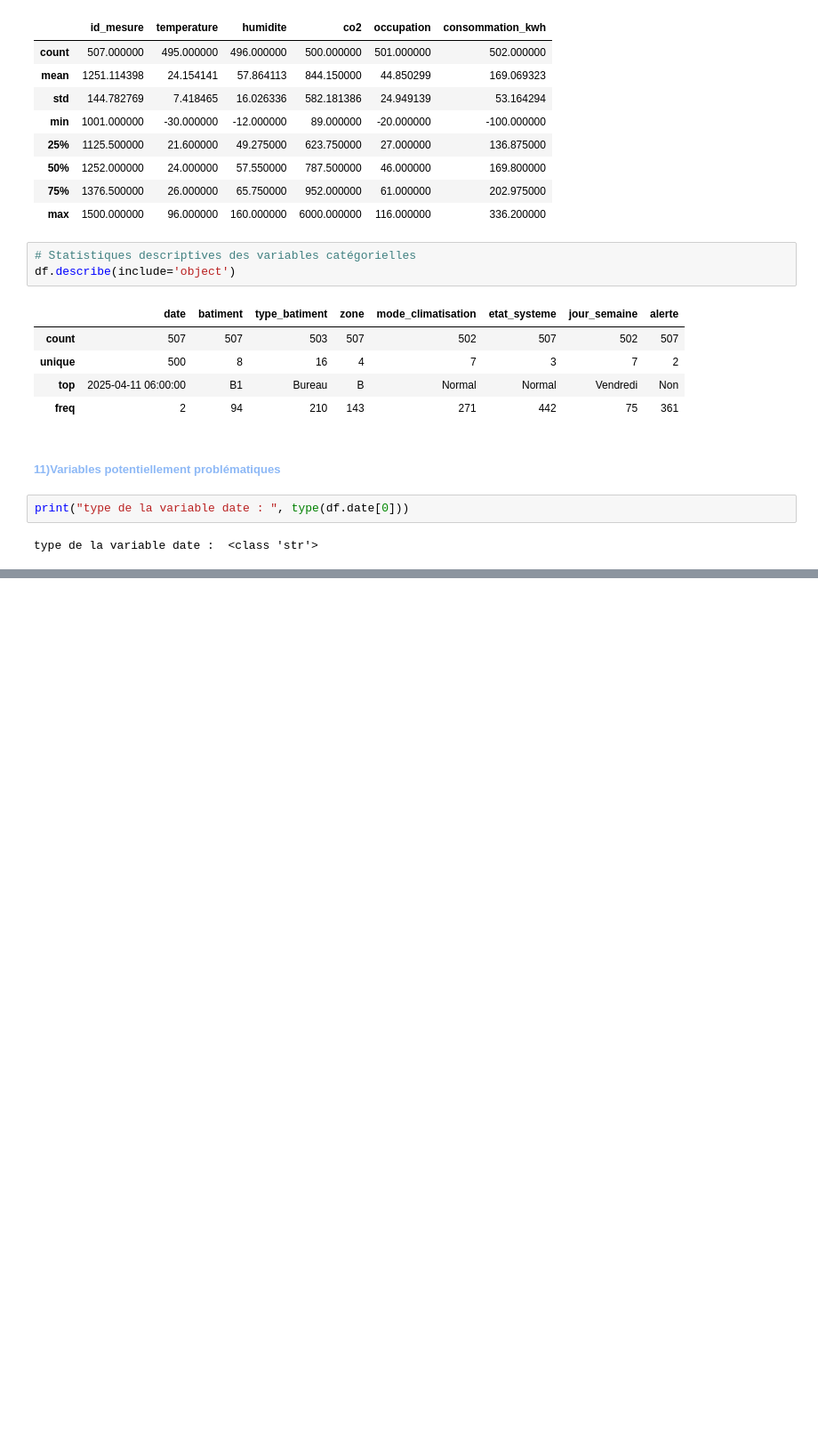
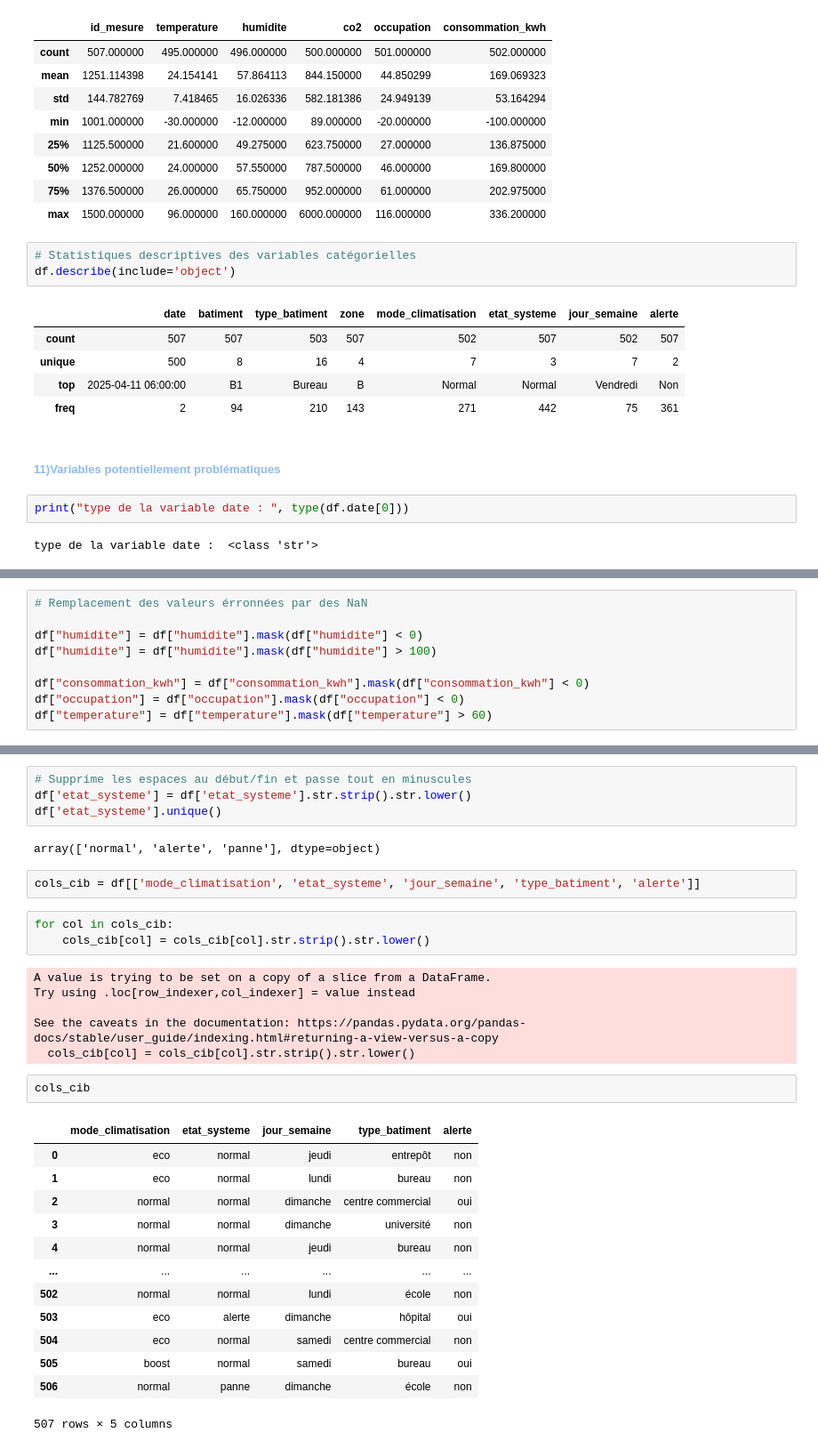
Before and after one commit to cheikhahmedtidiane/atelier_prepa_donnees_tab, a Jupyter notebook: atelier_prepa_donnees_tab/notebooks/atelier_prepa_donnees_tab.ipynb, the cells around one changed output, grey strips where cells are left out. Shown at 89% size. Saved outputs shown, nothing was run; the diff lists cells and outputs as text; blank space fills up the shorter version.

```diff
--- a/atelier_prepa_donnees_tab/notebooks/atelier_prepa_donnees_tab.ipynb
+++ b/atelier_prepa_donnees_tab/notebooks/atelier_prepa_donnees_tab.ipynb
@@ -174,0 +247,9 @@ On constate que la variable 'date' est de type 'object' : catégorielle c'est pr
+# %%
+# Remplacement des valeurs érronnées par des NaN
+
+df["humidite"] = df["humidite"].mask(df["humidite"] < 0)
+df["humidite"] = df["humidite"].mask(df["humidite"] > 100)
+
+df["consommation_kwh"] = df["consommation_kwh"].mask(df["consommation_kwh"] < 0)
+df["occupation"] = df["occupation"].mask(df["occupation"] < 0)
+df["temperature"] = df["temperature"].mask(df["temperature"] > 60)
@@ -174,0 +289,33 @@ On constate que la variable 'date' est de type 'object' : catégorielle c'est pr
+# %%
+# Supprime les espaces au début/fin et passe tout en minuscules
+df['etat_systeme'] = df['etat_systeme'].str.strip().str.lower()
+df['etat_systeme'].unique()
+# %% [output]
+array(['normal', 'alerte', 'panne'], dtype=object)
+# %%
+cols_cib = df[['mode_climatisation', 'etat_systeme', 'jour_semaine', 'type_batiment', 'alerte']]
+# %%
+for col in cols_cib:
+    cols_cib[col] = cols_cib[col].str.strip().str.lower()
+# %% [output]
+A value is trying to be set on a copy of a slice from a DataFrame.
+Try using .loc[row_indexer,col_indexer] = value instead
+
+See the caveats in the documentation: https://pandas.pydata.org/pandas-docs/stable/user_guide/indexing.html#returning-a-view-versus-a-copy
+  cols_cib[col] = cols_cib[col].str.strip().str.lower()
+# %%
+cols_cib
+# %% [output]
+|  | mode_climatisation | etat_systeme | jour_semaine | type_batiment | alerte |
+| 0 | eco | normal | jeudi | entrepôt | non |
+| 1 | eco | normal | lundi | bureau | non |
+| 2 | normal | normal | dimanche | centre commercial | oui |
+| 3 | normal | normal | dimanche | université | non |
+| 4 | normal | normal | jeudi | bureau | non |
+| ... | ... | ... | ... | ... | ... |
+| 502 | normal | normal | lundi | école | non |
+| 503 | eco | alerte | dimanche | hôpital | oui |
+| 504 | eco | normal | samedi | centre commercial | non |
+| 505 | boost | normal | samedi | bureau | oui |
+| 506 | normal | panne | dimanche | école | non |
+507 rows × 5 columns
```
Also changed, not shown: parts of 22 cells of this notebook.
